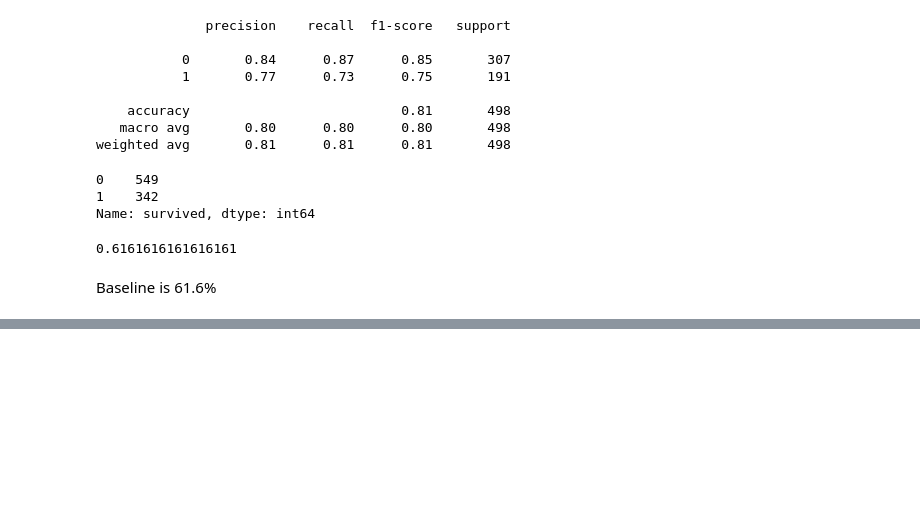
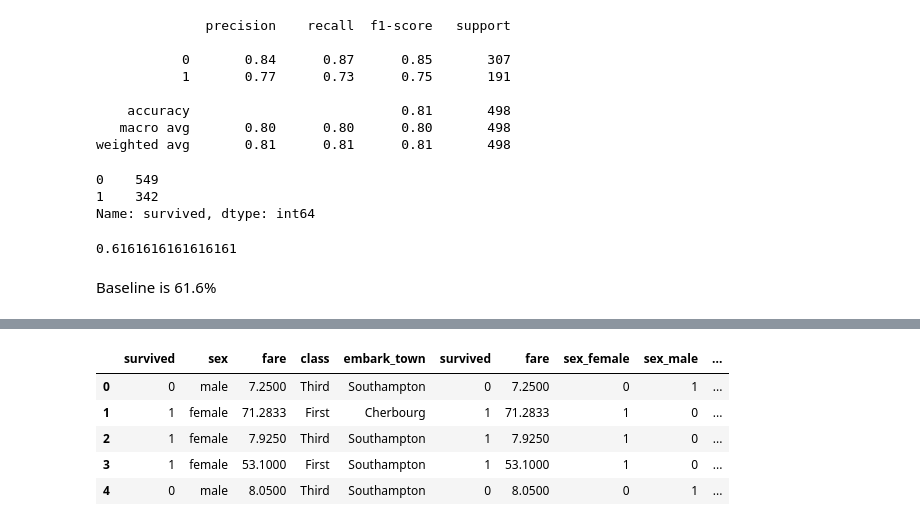
Before and after one commit to matt-c-knight/classification-exercises, a Jupyter notebook: model.ipynb, the cells around one changed output, grey strips where cells are left out. Drawn from its saved outputs; the diff is of its cells as text; code cells hidden in the pictures; blank space fills up the shorter version.

```diff
--- a/model.ipynb
+++ b/model.ipynb
@@ -505,3 +505,5 @@ total = 342 + 549
 0.6161616161616161
 # %% [markdown]
 Baseline is 61.6%
+# %%
+titanic4 = get_titanic_data()
@@ -507,0 +519,2 @@ Baseline is 61.6%
+# %%
+titanic4 = titanic4.drop(columns=['age', 'sibsp', 'parch', 'embarked','pclass', 'alone', 'deck', 'passenger_id'])
@@ -507,0 +530,13 @@ Baseline is 61.6%
+# %%
+titanic4_dummies = pd.get_dummies(data=titanic4, columns=['sex', 'class', 'embark_town'])
+# %%
+titanic4 = pd.concat([titanic4, titanic4_dummies], axis=1)
+# %%
+titanic4.head()
+# %% [output]
+|  | survived | sex | fare | class | embark_town | survived | fare | sex_female | sex_male | ... |
+| 0 | 0 | male | 7.2500 | Third | Southampton | 0 | 7.2500 | 0 | 1 | ... |
+| 1 | 1 | female | 71.2833 | First | Cherbourg | 1 | 71.2833 | 1 | 0 | ... |
+| 2 | 1 | female | 7.9250 | Third | Southampton | 1 | 7.9250 | 1 | 0 | ... |
+| 3 | 1 | female | 53.1000 | First | Southampton | 1 | 53.1000 | 1 | 0 | ... |
+| 4 | 0 | male | 8.0500 | Third | Southampton | 0 | 8.0500 | 0 | 1 | ... |
```
Also changed, not shown: parts of 4 cells of this notebook.
